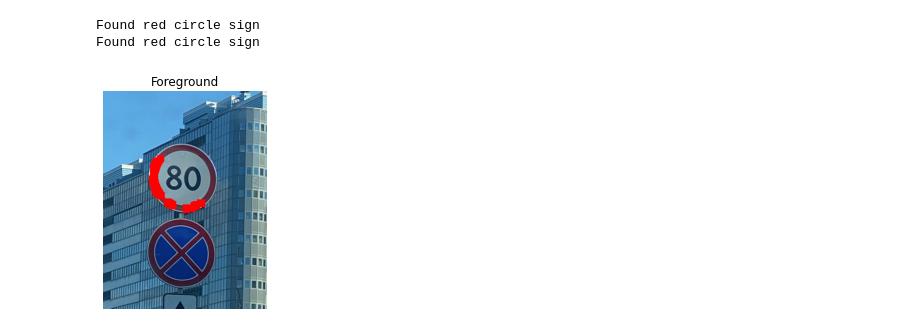
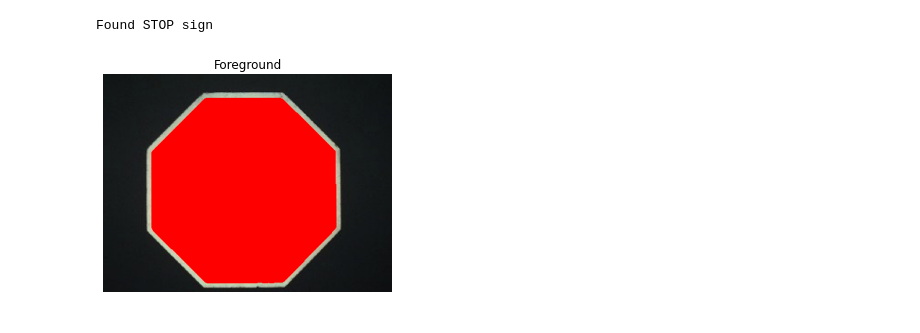
Before and after one commit to tomasfgon/FEUP-VC, a Jupyter notebook: src/main.ipynb, the cells around one changed output. Saved outputs shown, nothing was run; the diff lists cells and outputs as text; code cells hidden in the pictures.

```diff
--- a/src/main.ipynb
+++ b/src/main.ipynb
@@ -6,7 +6,7 @@ import numpy as np
 
 dataDir = '../dataset/images'
 
-img = cv2.imread(os.path.join(dataDir, 'road494.png'))
+img = cv2.imread(os.path.join(dataDir, 'road58.png'))
 
 img_rgb = cv2.cvtColor(img, cv2.COLOR_BGR2RGB)
 
@@ -27,6 +27,16 @@ imgYUV[:, :, 0] = cv2.equalizeHist(imgYUV[:, :, 0])
 
 imgBetterLighting = cv2.cvtColor(imgYUV, cv2.COLOR_YUV2BGR)
 
+imgHSV = cv2.cvtColor(imgBetterLighting, cv2.COLOR_BGR2HSV)
+h, s, v = cv2.split(imgHSV)
+
+lim = 255 - 50
+v[v > lim] = 255
+v[v <= lim] += 50
+
+final_hsv = cv2.merge((h, s, v))
+imgBetterLighting = cv2.cvtColor(final_hsv, cv2.COLOR_HSV2BGR)
+
 # Smooth
 
 imgWithMedianFilter = cv2.medianBlur(imgBetterLighting, 5)
@@ -120,7 +149,7 @@ plt.show()
 debug = "red"
 
 # Octagon Detection
-contours_red, hierarchy_red = cv2.findContours(processed_red, cv2.RETR_TREE, cv2.CHAIN_APPROX_SIMPLE)
+contours_red, hierarchy_red = cv2.findContours(filled_red, cv2.RETR_TREE, cv2.CHAIN_APPROX_SIMPLE)
 
 for cnt in contours_red:
     approx = cv2.approxPolyDP(cnt, 0.01*cv2.arcLength(cnt, True), True)
@@ -131,55 +160,33 @@ for cnt in contours_red:
         img_red_contours = cv2.drawContours(img, [cnt], 0, (0,0,255), -1)
 
     elif len(approx) >= 12:
         print('Found red circle sign')
         img_red_contours = cv2.drawContours(img, [cnt], 0, (0,0,255), -1)
-
-# Apply the Hough circle transform
-#detectionMethod = cv2.HOUGH_GRADIENT # corresponds to the canny filter
-#resolutionFlag = 1 # same resolution as the original image
-#minDistance = 20 # between the centers of the detected circles
-
-# Convert to grayscale
-
-#gray_red = cv2.cvtColor(processed_red, cv2.COLOR_GRAY2RGB)
-
-# param1 and param2 are the thresholds passed to the detection method
-#img_red_circles = cv2.HoughCircles(imgGray_red, detectionMethod, resolutionFlag, minDistance, param1=200, param2=100, minRadius=0, maxRadius=0)
-#img_red_circles = np.uint16(np.around(img_red_circles))
-
-# Drawing the resulting circles
-#for i in img_red_circles[0,:]:
-#    cv2.circle(imgGray_red,(i[0],i[1]),i[2],(0,255,0),2)
-
-#plt.imshow(imgGray_red)
-#plt.title('Hough Circle Transform Result')
-#plt.axis('off')
-#plt.show()
 
 # Blue
 
 contours_blue, hierarchy_blue = cv2.findContours(processed_blue, cv2.RETR_TREE, cv2.CHAIN_APPROX_SIMPLE)
 
 for cnt in contours_blue:
     approx = cv2.approxPolyDP(cnt, 0.01*cv2.arcLength(cnt, True), True)
     #print(len(approx))
 
     if len(approx) == 4:
         print('Found BLUE sign')
         debug = "blue"
         img_blue_contours = cv2.drawContours(img, [cnt], 0, (255,0,0), -1)
 
+
 if debug=="red":
     plt.imshow(cv2.cvtColor(img_red_contours, cv2.COLOR_BGR2RGB))
     plt.title('Foreground')
     plt.axis('off')
     plt.show()
 elif debug == "blue":
     plt.imshow(cv2.cvtColor(img_blue_contours, cv2.COLOR_BGR2RGB))
     plt.title('Foreground')
     plt.axis('off')
     plt.show()
 # %% [output]
-Found red circle sign
-Found red circle sign
+Found STOP sign
-[figure, old version]
+[figure, new version]
```
Also changed, not shown: parts of 5 cells of this notebook.
